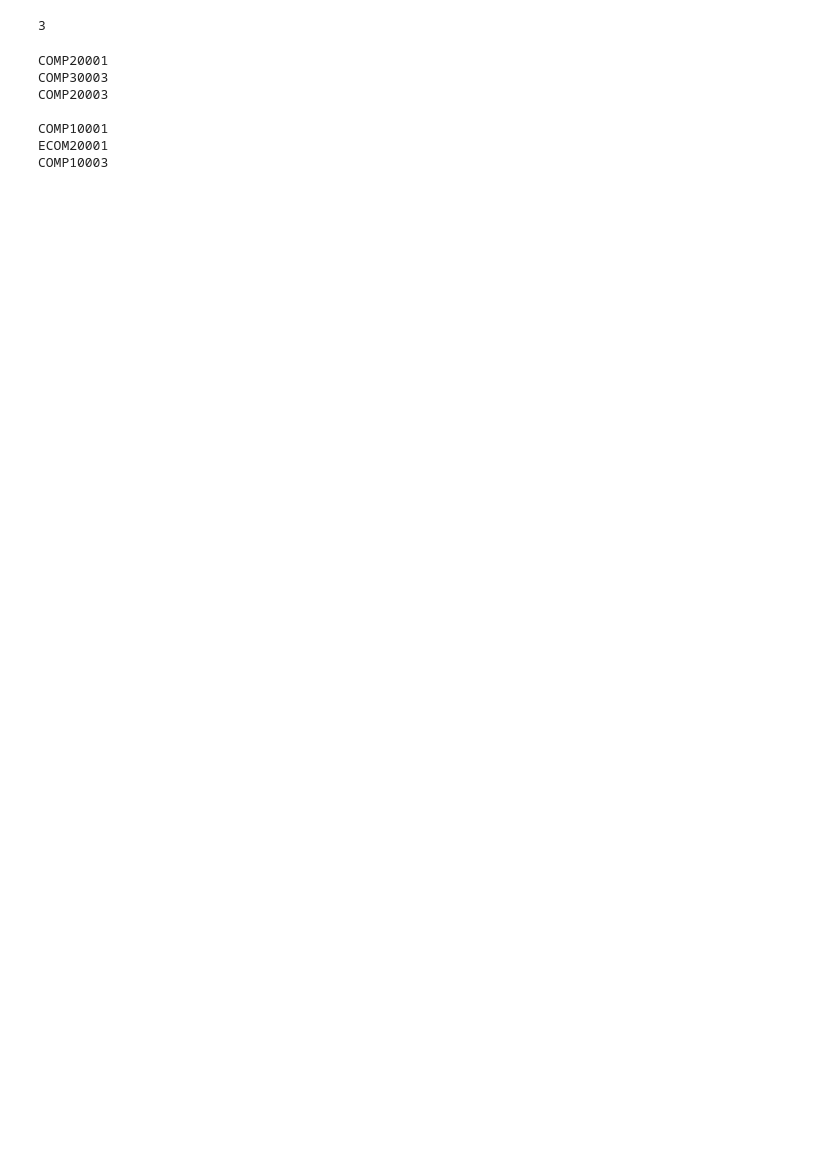
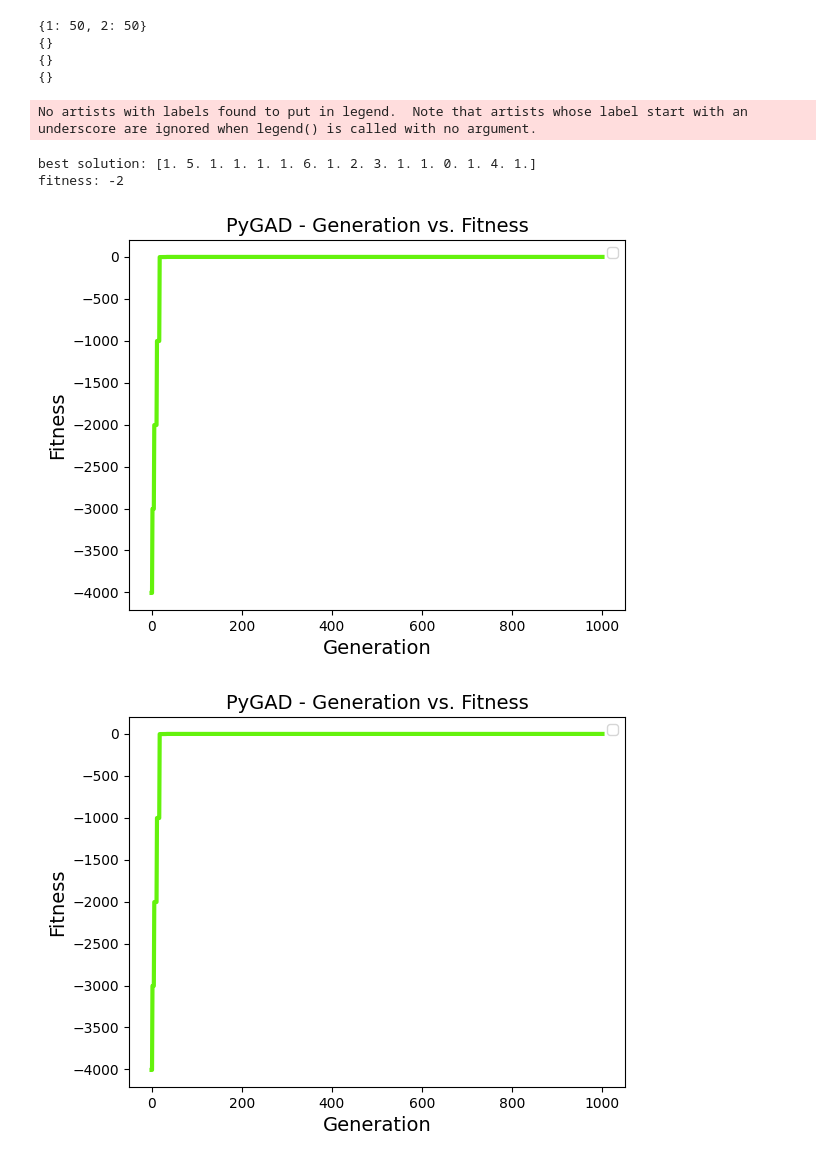
Before and after one commit to lu1w/ultimate-handbook, a Jupyter notebook: resolve.ipynb, the cells around one changed output. Drawn from its saved outputs; the diff is of its cells as text; code cells hidden in the pictures; blank space fills up the shorter version.

Commit message:
feat(UH-30): course progression rule check

```diff
--- a/resolve.ipynb
+++ b/resolve.ipynb
@@ -36 +40,11 @@ progression_rule
+# %%
+print(progression_rule)
+print(available_sem)
+print(prereqs)
+print(coreqs)
+# %% [output]
+{1: 50, 2: 50}
+{}
+{}
+{}
 # %%
@@ -44,24 +55,3 @@ int_to_subject = {idx: subject for subject, idx in subject_to_int.items()}
-# %%
-def get_level(subject):
-    return int(subject[4])
-# %% [output]
-3
-# %%
-def progression_rule_penalty():
-    for year in course_planner.values():
-        for subjects in year.values():
-            for subject in subjects:
-                print(subject)
-
-progression_rule_penalty()
-# %% [output]
-COMP20001
-COMP30003
-COMP20003
-
-COMP10001
-ECOM20001
-COMP10003
 # %%
 # compress to 1d list (required for GA input)
 initial_population = []
@@ -73,6 +63,23 @@ for i in range(len(initial_population)):
         for k in range(len(initial_population[i][j])):
             initial_population[i][j][k] = subject_to_int[initial_population[i][j][k]]
 # %%
+def get_credits(level):
+    credit = 0
+    for year in course_planner.values():
+        for subjects in year.values():
+            levels = [int(subject[4]) for subject in subjects if subject]
+            if max(levels, default=0) > level:
+                return credit
+            credit += levels.count(level) * 12.5
+    return credit
+
+def progression_rule_penalty():
+    penalty = 0
+    for level, threshold in progression_rule.items():
+        if get_credits(level) < threshold:
+            penalty += 1
+    return penalty
+
 def before(a, b):
     # check if subject a is taken before class b
     for year in course_planner.values():
@@ -149,34 +156,56 @@ def coreq_violations():
 def f(ga, X, X_idx):
     array_to_course_planner(X)
     fitness = 0
-    fitness -= unavailable_sem() + prereq_violations() + coreq_violations()
+    fitness -= unavailable_sem() + prereq_violations() + coreq_violations() + progression_rule_penalty()
     return fitness
 
 
 def mutation_func(offspring, ga_instance):
     offspring = offspring.flatten()
     semesters = []
     for year in course_planner.values():
         for subjects in year.values():
             semesters.append(offspring[:len(subjects)])
             offspring = offspring[len(subjects):]
 
     # Select two different semesters
     group1_idx, group2_idx = random.sample(range(len(semesters)), 2)
 
     # Select one random subject from each semester
     elem1_idx = random.randint(0, len(semesters[group1_idx]) - 1)
     elem2_idx = random.randint(0, len(semesters[group2_idx]) - 1)
 
     # Swap the subjects
     semesters[group1_idx][elem1_idx], semesters[group2_idx][elem2_idx] = (
         semesters[group2_idx][elem2_idx],
         semesters[group1_idx][elem1_idx],
     )
     return np.array(semesters).reshape(1, -1)
 
 
 def on_gen(ga_instance):
     #print("Generation : ", ga_instance.generations_completed)
     #print("Fitness of the best solution :", ga_instance.best_solution()[1])
     return
+
+initial_population = np.array(initial_population).flatten()
+model = pygad.GA(initial_population = [initial_population, initial_population],
+                fitness_func = f,
+                num_generations = 1000,
+                num_parents_mating = 1,
+                crossover_probability = 0,
+                mutation_probability = 1,
+                on_generation=on_gen,
+                mutation_type = mutation_func)
+
+
+model.run()
+print("\nbest solution:", model.best_solution()[0])
+print("fitness:", model.best_solution()[1])
+model.plot_fitness()
+# %% [output]
+No artists with labels found to put in legend.  Note that artists whose label start with an underscore are ignored when legend() is called with no argument.
+best solution: [1. 5. 1. 1. 1. 1. 6. 1. 2. 3. 1. 1. 0. 1. 4. 1.]
+fitness: -2
+[figure, added]
+[figure, added]
```
Also changed, not shown: parts of 10 cells of this notebook.
